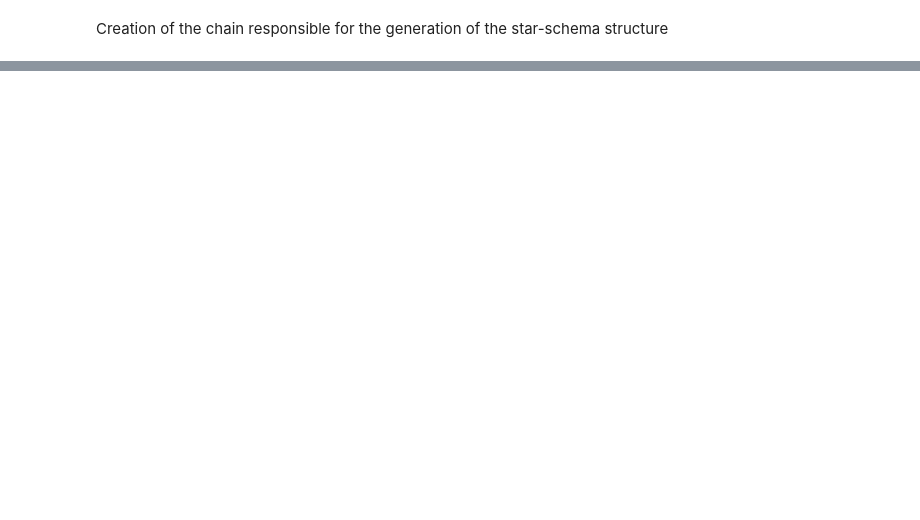
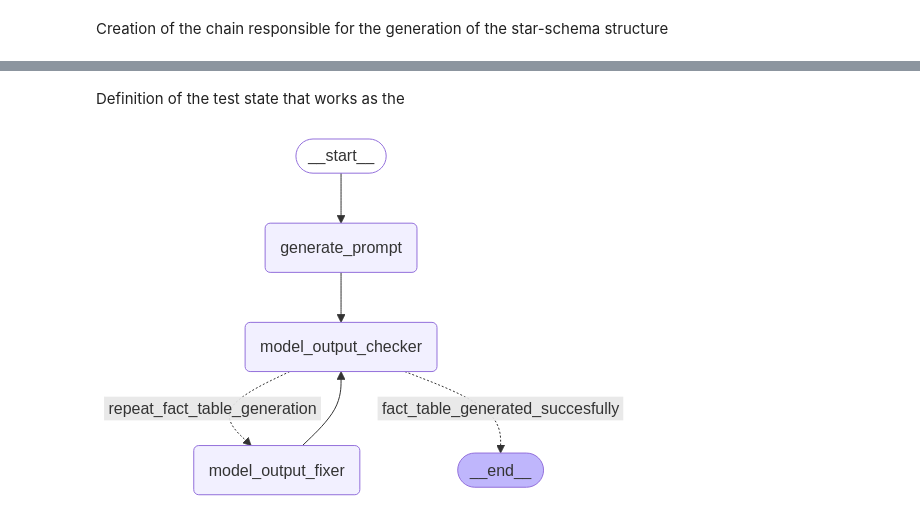
Before and after one commit to DavMark2909/llm, a Jupyter notebook: final_v1/star_schema_testing_code.ipynb, the cells around one changed output, grey strips where cells are left out. Cells and saved outputs as stored; diff of their text form; code cells hidden in the pictures; blank space fills up the shorter version.

```diff
--- a/final_v1/star_schema_testing_code.ipynb
+++ b/final_v1/star_schema_testing_code.ipynb
@@ -1168,3 +1162,14 @@ if not os.environ.get("OPENAI_API_KEY"):
 from langchain.chat_models import init_chat_model
 
 llm = init_chat_model("gpt-4o-mini", model_provider="openai")
+# %% [markdown]
+Definition of the test state that works as the
+# %%
+from typing_extensions import TypedDict
+
+class TestingState(TypedDict):
+    test_count: int
+    user_input: str
+    model_output: str
+    model_feedback: str
+    loops_count: int
@@ -1171,3 +1238,36 @@ llm = init_chat_model("gpt-4o-mini", model_provider="openai")
+# %%
+from langgraph.graph import StateGraph, START, END
+
+graph = StateGraph(TestingState)
+graph.add_node("generate_prompt", generate_test_prompt_testing)
+graph.add_node("model_output_checker", output_checker)
+graph.add_node("model_output_fixer", output_fixer)
+
+
+graph.add_edge(START, "generate_prompt")
+graph.add_edge("generate_prompt", "model_output_checker")
+graph.add_edge("model_output_fixer", "model_output_checker")
+graph.add_conditional_edges("model_output_checker",
+    output_checker_router,
+    {
+        "repeat_fact_table_generation": "model_output_fixer",
+        "fact_table_generated_succesfully": END
+    })
+
+app = graph.compile()
+# %%
+from IPython.display import Image, display
+from langchain_core.runnables.graph import MermaidDrawMethod
+
+display(
+    Image(
+        app.get_graph().draw_mermaid_png(
+            draw_method=MermaidDrawMethod.API,
+        )
+    )
+)
+# %% [output]
+[figure, added]
 # %%
 def process_testing(with_prompts):
     count_correct = 0
```
Also changed, not shown: parts of 11 cells of this notebook, 2 other files.
